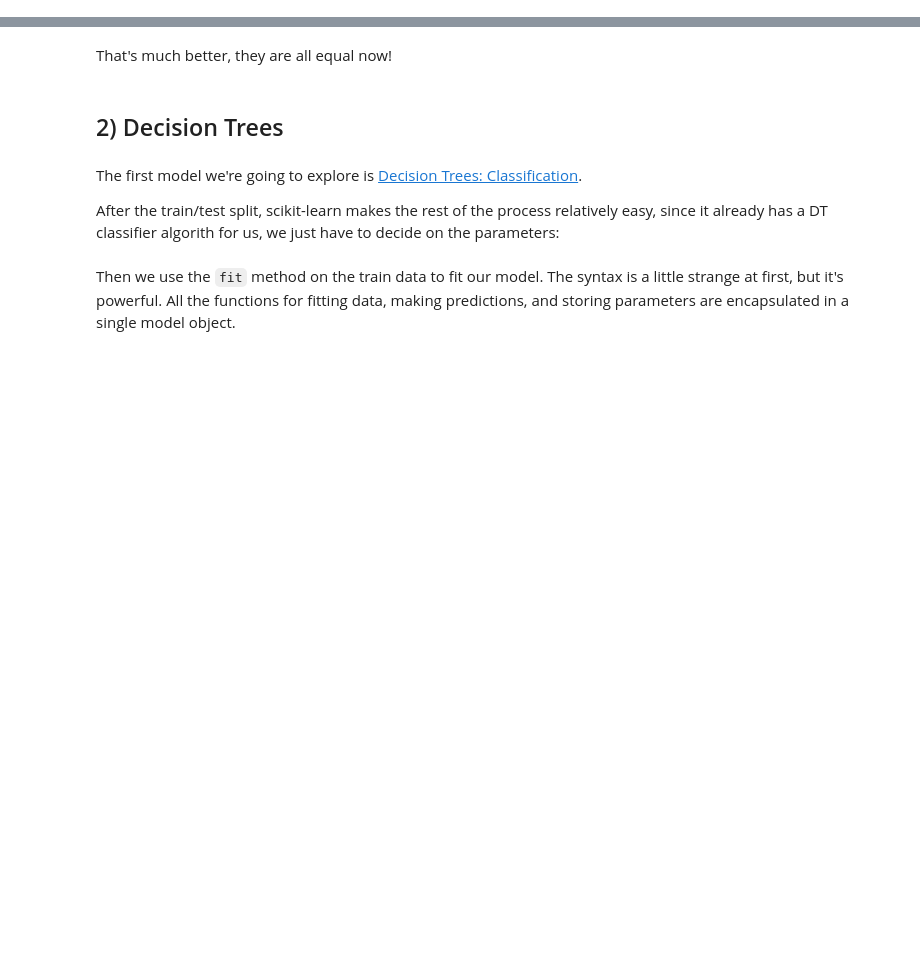
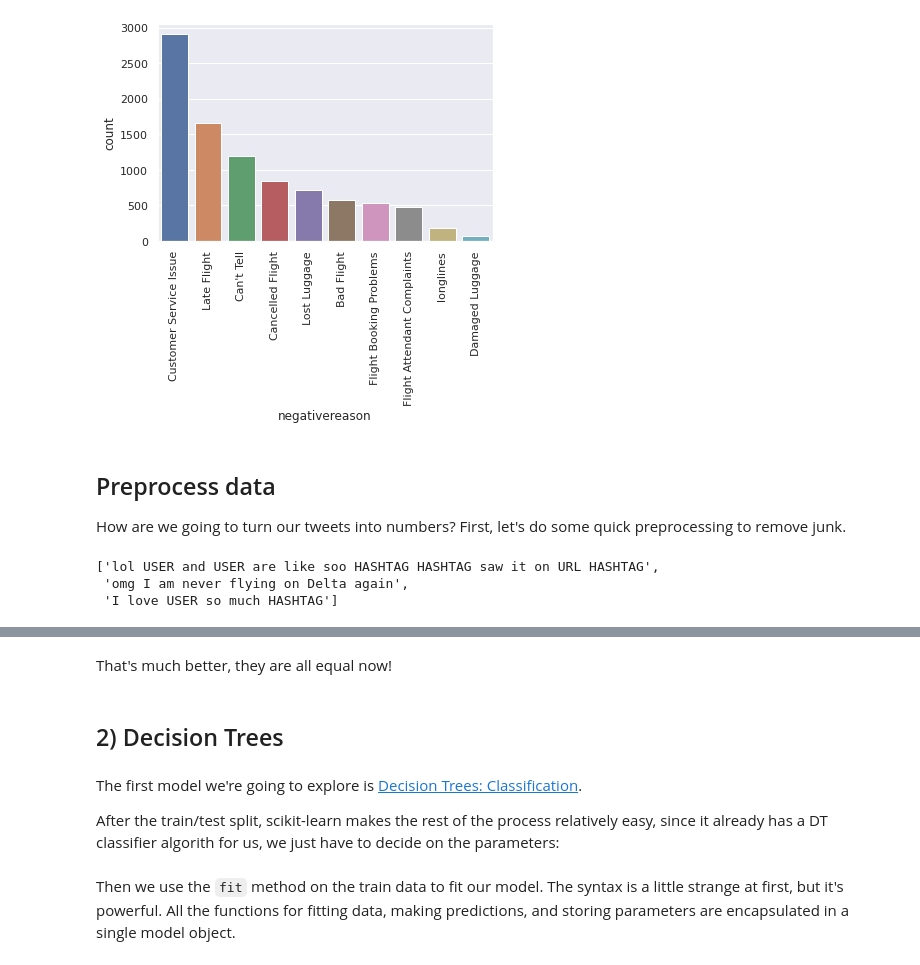
Before and after one commit to jhaber-zz/text-classify-2021, a Jupyter notebook: day-2/model_selection.ipynb, the cells around one changed output, grey strips where cells are left out. Drawn from its saved outputs; the diff is of its cells as text; code cells hidden in the pictures; blank space fills up the shorter version.

Commit message:
use twitter data for day 2, start CV

```diff
--- a/day-2/model_selection.ipynb
+++ b/day-2/model_selection.ipynb
@@ -75,0 +168,28 @@ Now that we've split our data up into `train` and `test` sets, let's look to see
+# %%
+sns.countplot(df['negativereason'], order=df['negativereason'].value_counts().index)
+plt.xticks(rotation=90);
+# %% [output]
+[figure, added]
+# %% [markdown]
+## Preprocess data<a id='preprocess'></a>
+
+How are we going to turn our tweets into numbers? First, let's do some quick preprocessing to remove junk.
+# %%
+twitter_handle_pattern = r'@(\w+)'
+hashtag_pattern = r'(?:^|\s)[＃#]{1}(\w+)'
+url_pattern = r'https?:\/\/.*.com'
+
+def clean_tweets(tweets):
+    tweets = [re.sub(hashtag_pattern, ' HASHTAG', t) for t in tweets]
+    tweets = [re.sub(twitter_handle_pattern, 'USER', t) for t in tweets]
+    return [re.sub(url_pattern, 'URL', t) for t in tweets]
+
+my_tweets = ["lol @justinbeiber and @BillGates are like soo #yesterday #amiright saw it on https://twitter.com #yolo",
+            'omg I am never flying on Delta again',
+            'I love @VirginAmerica so much #friendlystaff']
+
+clean_tweets(my_tweets)
+# %% [output]
+['lol USER and USER are like soo HASHTAG HASHTAG saw it on URL HASHTAG',
+ 'omg I am never flying on Delta again',
+ 'I love USER so much HASHTAG']
```
Also changed, not shown: parts of 56 cells of this notebook, 1 other file.
